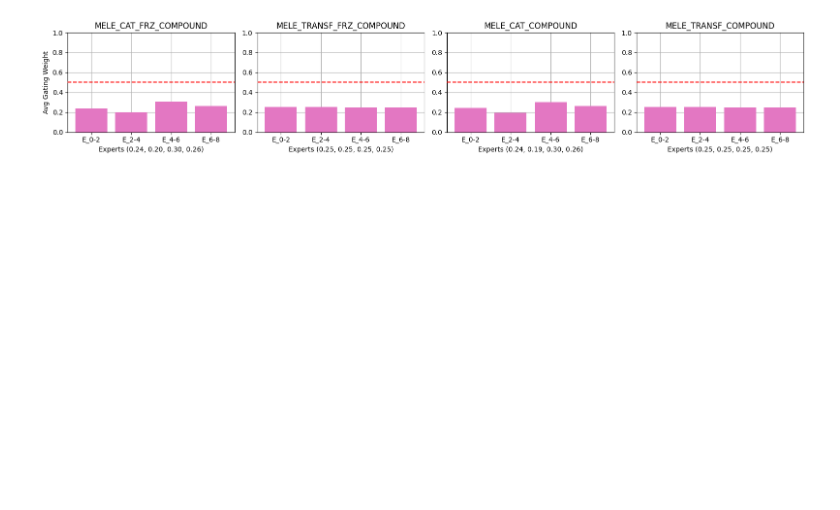
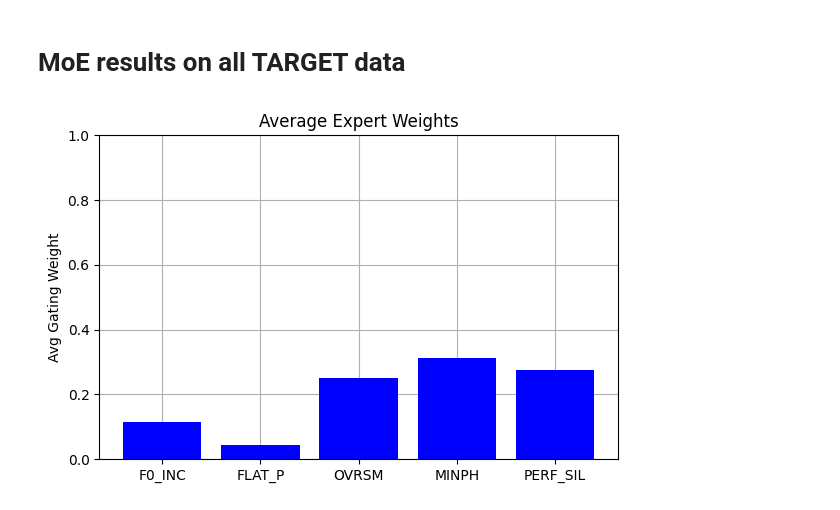
Before and after one commit to nii-yamagishilab/MoE-AntiDeepfake, a Jupyter notebook: notebooks/0a_analyze_results_v2.ipynb, the cells around one changed output. Saved outputs shown, nothing was run; the diff lists cells and outputs as text; code cells hidden in the pictures; blank space fills up the shorter version.

```diff
--- a/notebooks/0a_analyze_results_v2.ipynb
+++ b/notebooks/0a_analyze_results_v2.ipynb
@@ -618,12 +0,0 @@ plot_expert_weights_bonafide(
-# %%
-plot_expert_weights_bonafide(
-    results_root='/home/smg/v-viola/moe_antideepfake/results/gate_exp/bonafide',
-    npy_list= ['MELE_CAT_FRZ_COMPOUND.npy',
-               'MELE_TRANSF_FRZ_COMPOUND.npy',
-               'MELE_CAT_COMPOUND.npy',
-               'MELE_TRANSF_COMPOUND.npy'],
-    num_experts=4,
-    expert_labels=['E_0-2', 'E_2-4', 'E_4-6', 'E_6-8']
-)
-# %% [output]
-[figure, removed]
@@ -629,0 +249,39 @@ plot_expert_weights_bonafide(
+# %%
+def plot_5_expert_weights(npy_path, expert_labels=None, color='blue'):
+    weights = np.load(npy_path).flatten()
+
+    if len(weights) != 5:
+        print(f"[WARN] Expected 5 experts, got {len(weights)}")
+
+    if expert_labels is None:
+        expert_labels = [f"E{i}" for i in range(len(weights))]
+
+    plt.figure(figsize=(6, 4))
+    plt.bar(range(len(weights)), weights, color=color)
+
+    plt.xticks(range(len(weights)), expert_labels)
+    plt.ylim(0, 1)
+    plt.ylabel("Avg Gating Weight")
+    plt.title("Average Expert Weights")
+    plt.grid(True)
+    plt.gca().set_axisbelow(True)
+
+    plt.tight_layout()
+    plt.show()
+# %% [markdown]
+# MoE results on all TARGET data
+# %%
+# 3000 bonafide (from EVAL SET) + 3000 deepfake data
+# AUC: 58.19%, EER: 45.12%
+
+#Valid samples: 5824
+#Num fake: 2932, Num real: 2892
+#Mean score (fake=1): 0.111987   (DEFINITELY TOO LOW!)
+#Mean score (real=0): 0.030448
+
+plot_5_expert_weights(
+    "/home/smg/v-viola/moe_antideepfake/results/MoE/TargetCheck/moe_first_trial_5_experts_A03_A04_CUSTOM_gating_mean_global.npy",
+    expert_labels=['F0_INC', 'FLAT_P', 'OVRSM', 'MINPH', 'PERF_SIL']
+)
+# %% [output]
+[figure, added]
```
Also changed, not shown: parts of 53 cells of this notebook, 9 other files.
